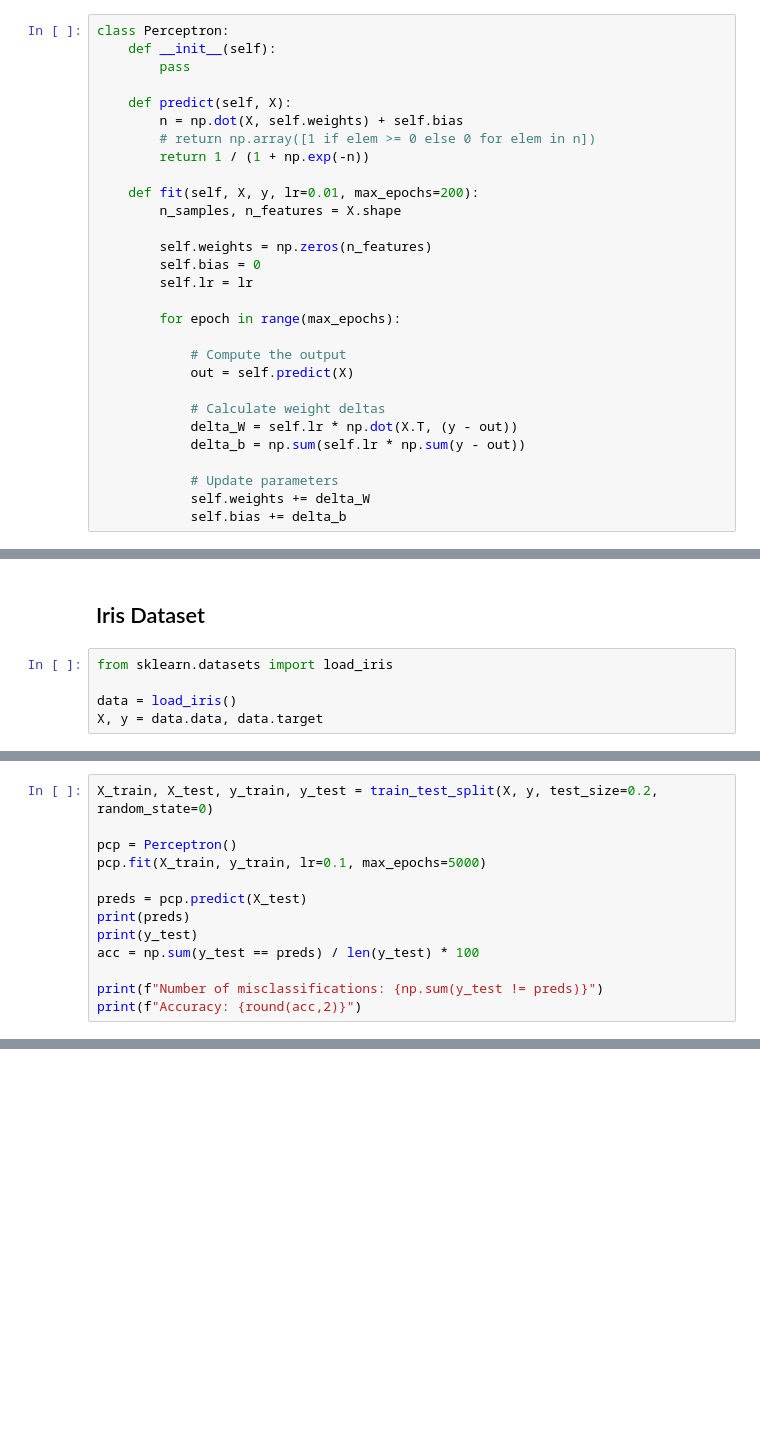
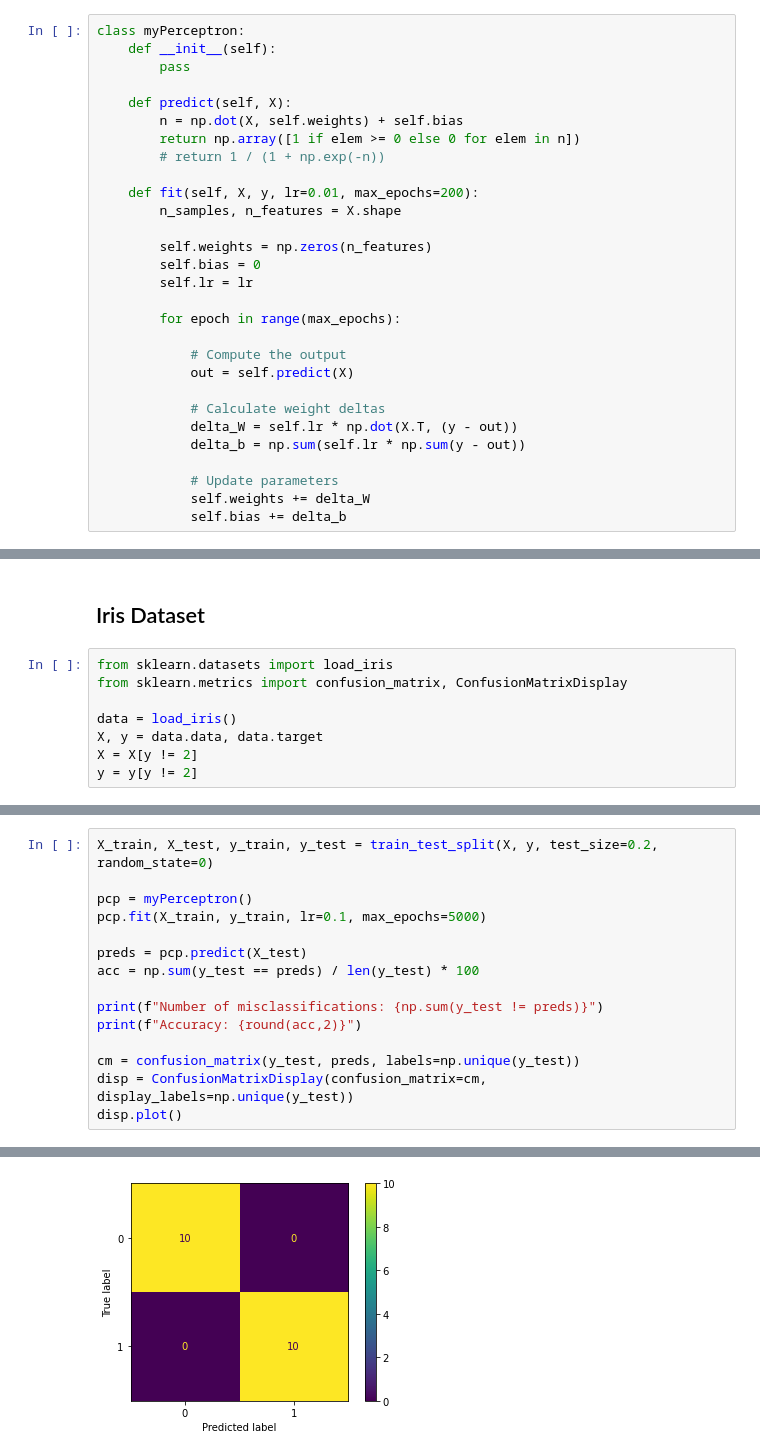
Before and after one commit to athanzxyt/ml_basics, a Jupyter notebook: nn.ipynb, the cells around one changed output, grey strips where cells are left out. Cells and saved outputs as stored; diff of their text form; blank space fills up the shorter version.

Commit message:
Add Sklearn library comparison

```diff
--- a/nn.ipynb
+++ b/nn.ipynb
@@ -43,12 +43,12 @@ plt.legend()
 # %%
-class Perceptron:
+class myPerceptron:
     def __init__(self):
         pass
 
     def predict(self, X):
         n = np.dot(X, self.weights) + self.bias
-        # return np.array([1 if elem >= 0 else 0 for elem in n])
-        return 1 / (1 + np.exp(-n))
+        return np.array([1 if elem >= 0 else 0 for elem in n])
+        # return 1 / (1 + np.exp(-n))
 
     def fit(self, X, y, lr=0.01, max_epochs=200):
         n_samples, n_features = X.shape
@@ -87,6 +87,9 @@ Accuracy: 98.33
 ## Iris Dataset
 # %%
 from sklearn.datasets import load_iris
+from sklearn.metrics import confusion_matrix, ConfusionMatrixDisplay
 
 data = load_iris()
 X, y = data.data, data.target
+X = X[y != 2]
+y = y[y != 2]
@@ -95,14 +96,16 @@ X, y = data.data, data.target
 # %%
 X_train, X_test, y_train, y_test = train_test_split(X, y, test_size=0.2, random_state=0)
 
-pcp = Perceptron()
+pcp = myPerceptron()
 pcp.fit(X_train, y_train, lr=0.1, max_epochs=5000)
 
 preds = pcp.predict(X_test)
-print(preds)
-print(y_test)
 acc = np.sum(y_test == preds) / len(y_test) * 100
 
 print(f"Number of misclassifications: {np.sum(y_test != preds)}")
 print(f"Accuracy: {round(acc,2)}")
+
+cm = confusion_matrix(y_test, preds, labels=np.unique(y_test))
+disp = ConfusionMatrixDisplay(confusion_matrix=cm, display_labels=np.unique(y_test))
+disp.plot()
 # %% [output]
@@ -114,0 +115 @@ Accuracy: 43.33
+[figure, added]
```
Also changed, not shown: parts of 6 cells of this notebook.
